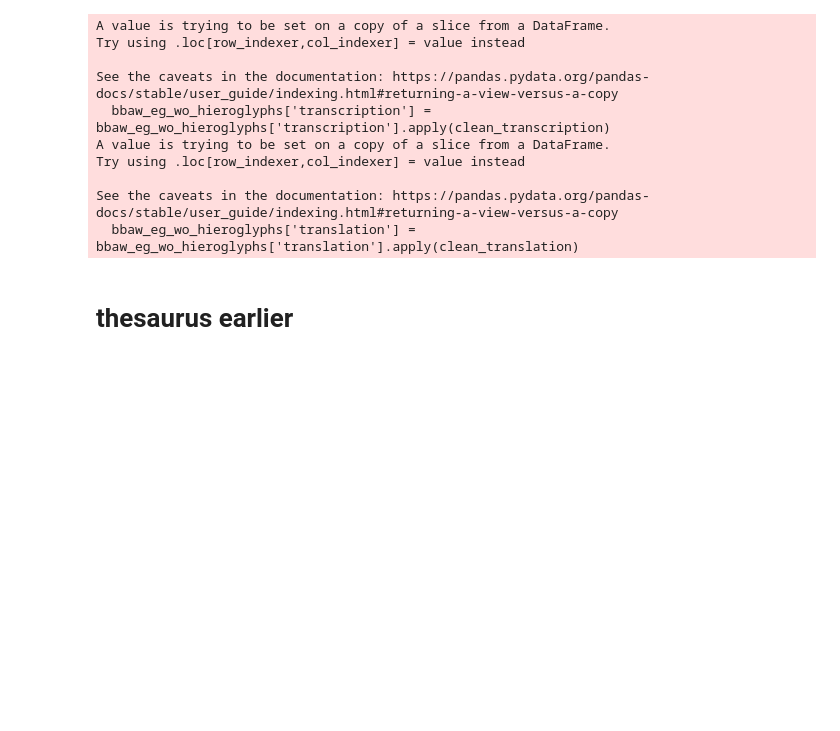
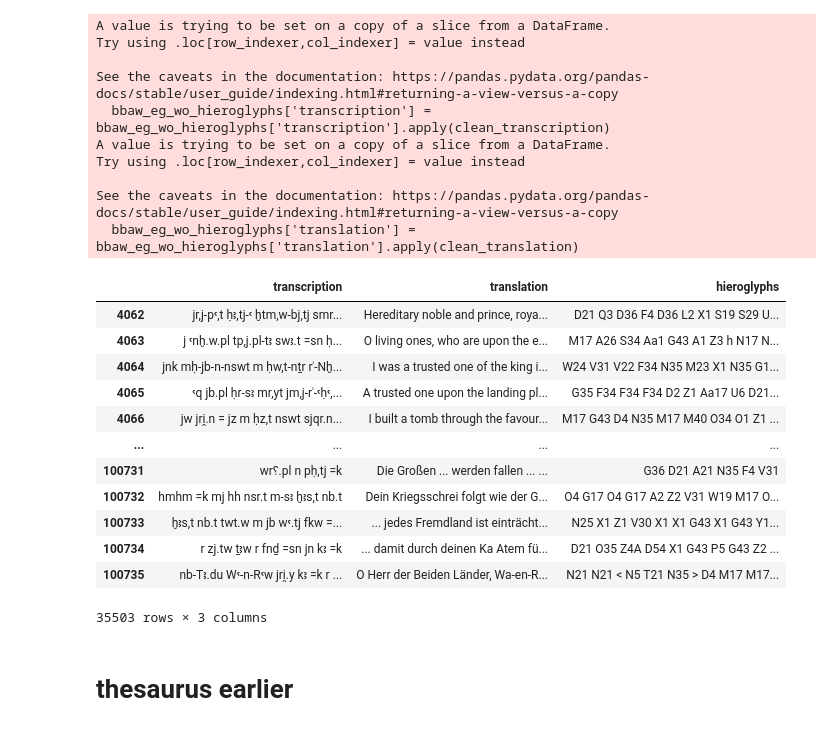
Before and after one commit to mustafa200312/hieroglyphics_translation, a Jupyter notebook: 2_explore.ipynb, the cells around one changed output. Drawn from its saved outputs; the diff is of its cells as text; code cells hidden in the pictures; blank space fills up the shorter version.

```diff
--- a/2_explore.ipynb
+++ b/2_explore.ipynb
@@ -154,6 +154,22 @@ Try using .loc[row_indexer,col_indexer] = value instead
 
 See the caveats in the documentation: https://pandas.pydata.org/pandas-docs/stable/user_guide/indexing.html#returning-a-view-versus-a-copy
   bbaw_eg_wo_hieroglyphs['translation'] = bbaw_eg_wo_hieroglyphs['translation'].apply(clean_translation)
+# %%
+bbaw_eg_w_hieroglyphs
+# %% [output]
+|  | transcription | translation | hieroglyphs |
+| 4062 | jr,j-pꜥ,t ḥꜣ,tj-ꜥ ḫtm,w-bj,tj smr... | Hereditary noble and prince, roya... | D21 Q3 D36 F4 D36 L2 X1 S19 S29 U... |
+| 4063 | j ꜥnḫ.w.pl tp,j.pl-tꜣ swꜣ.t =sn ḥ... | O living ones, who are upon the e... | M17 A26 S34 Aa1 G43 A1 Z3 h N17 N... |
+| 4064 | jnk mḥ-jb-n-nswt m ḥw,t-nṯr rʾ-Nḫ... | I was a trusted one of the king i... | W24 V31 V22 F34 N35 M23 X1 N35 G1... |
+| 4065 | ꜥq jb.pl ḥr-sꜣ mr,yt jm,j-rʾ-ꜥḥꜥ,... | A trusted one upon the landing pl... | G35 F34 F34 F34 D2 Z1 Aa17 U6 D21... |
+| 4066 | jw jri̯.n = jz m ḥz,t nswt sjqr.n... | I built a tomb through the favour... | M17 G43 D4 N35 M17 M40 O34 O1 Z1 ... |
+| ... | ... | ... | ... |
+| 100731 | wr⸮.pl n pḥ,tj =k | Die Großen ... werden fallen ... ... | G36 D21 A21 N35 F4 V31 |
+| 100732 | hmhm =k mj hh nsr.t m-sꜣ ḫꜣs,t nb.t | Dein Kriegsschrei folgt wie der G... | O4 G17 O4 G17 A2 Z2 V31 W19 M17 O... |
+| 100733 | ḫꜣs,t nb.t twt.w m jb wꜥ.tj fkw =... | ... jedes Fremdland ist einträcht... | N25 X1 Z1 V30 X1 X1 G43 X1 G43 Y1... |
+| 100734 | r zj.tw ṯꜣw r fnḏ =sn jn kꜣ =k | ... damit durch deinen Ka Atem fü... | D21 O35 Z4A D54 X1 G43 P5 G43 Z2 ... |
+| 100735 | nb-Tꜣ.du Wꜥ-n-Rꜥw jri̯.y kꜣ =k r ... | O Herr der Beiden Länder, Wa-en-R... | N21 N21 < N5 T21 N35 > D4 M17 M17... |
+35503 rows × 3 columns
 # %% [markdown]
 # thesaurus earlier
 # %%
```
